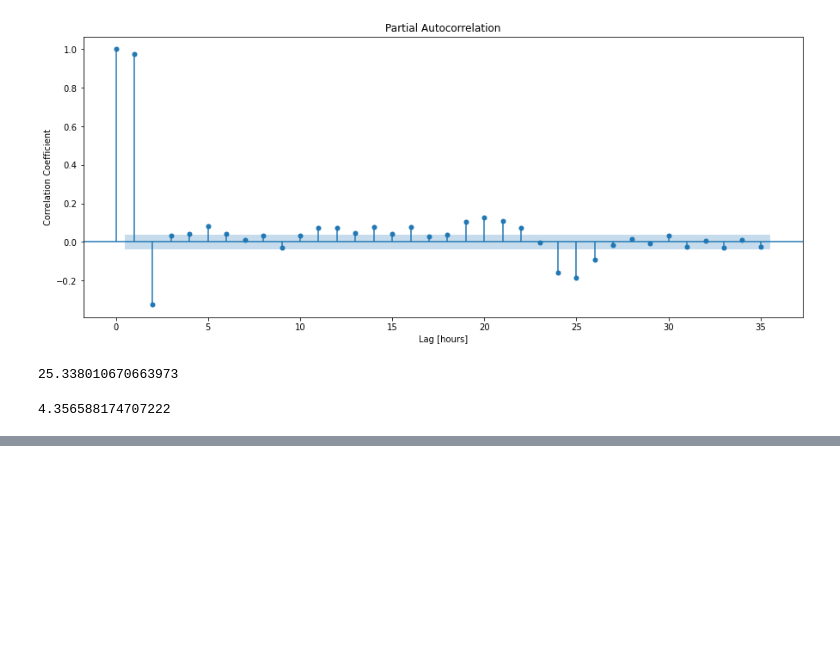
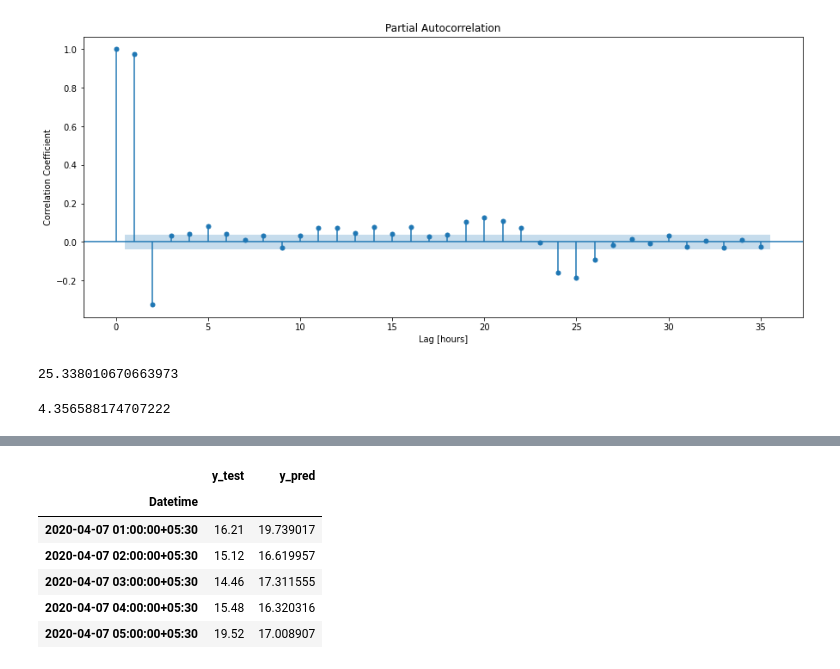
Before and after one commit to Sodiqlef/india-air-quality, a Jupyter notebook: ARmodel.ipynb, the cells around one changed output, grey strips where cells are left out. Cells and saved outputs as stored; diff of their text form; code cells hidden in the pictures; blank space fills up the shorter version.

```diff
--- a/ARmodel.ipynb
+++ b/ARmodel.ipynb
@@ -177,0 +181,14 @@ Roots
+# %%
+# put both predicted value and actual value in a dataframe
+df_pred_test = pd.DataFrame(
+    {"y_test": y_test, "y_pred": y_pred_test_wfv}, index=y_test.index
+)
+df_pred_test.head()
+# %% [output]
+|  | y_test | y_pred |
+| Datetime |  |  |
+| 2020-04-07 01:00:00+05:30 | 16.21 | 19.739017 |
+| 2020-04-07 02:00:00+05:30 | 15.12 | 16.619957 |
+| 2020-04-07 03:00:00+05:30 | 14.46 | 17.311555 |
+| 2020-04-07 04:00:00+05:30 | 15.48 | 16.320316 |
+| 2020-04-07 05:00:00+05:30 | 19.52 | 17.008907 |
```
Also changed, not shown: parts of 12 cells of this notebook.
